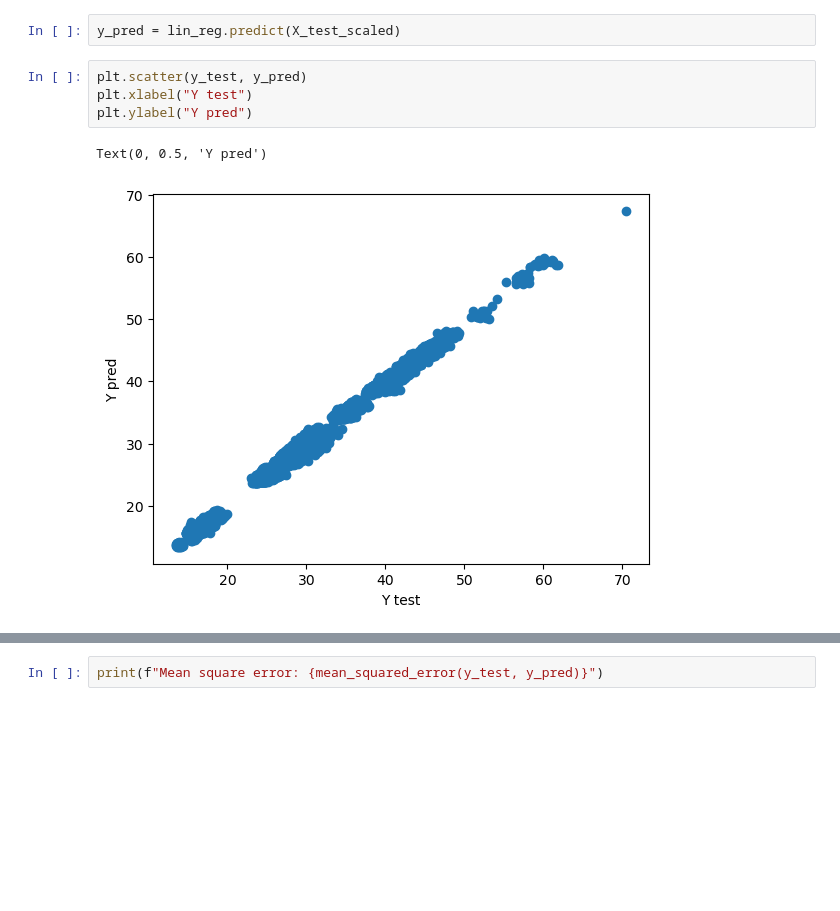
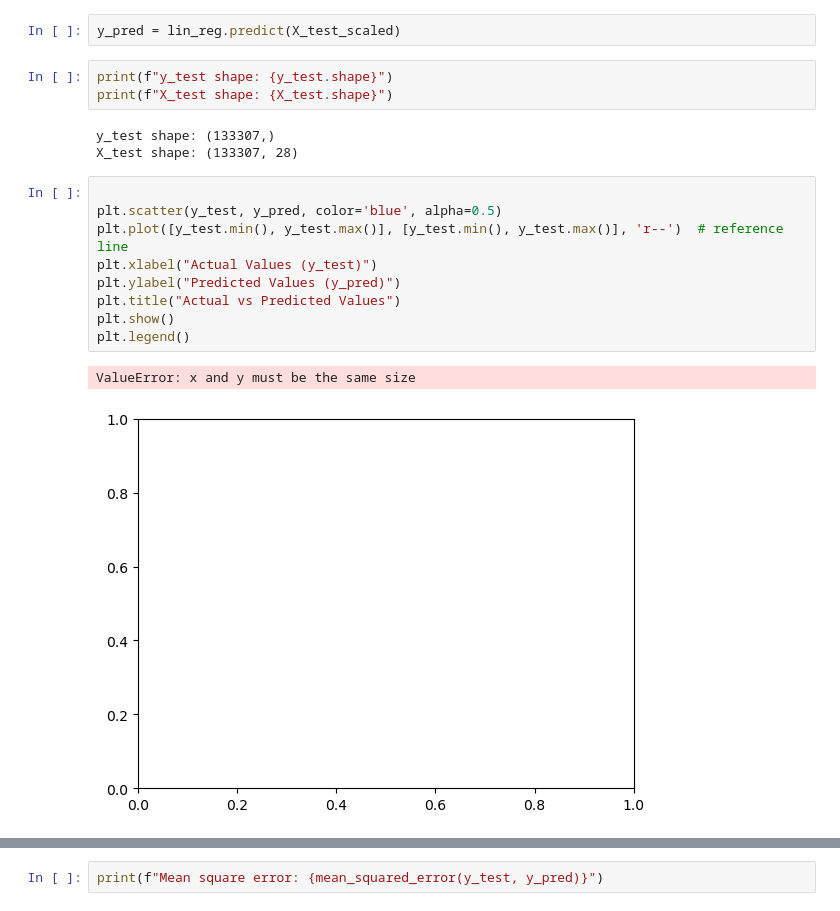
Before and after one commit to cnrbd/greyhound, a Jupyter notebook: model.ipynb, the cells around one changed output, grey strips where cells are left out. Saved outputs shown, nothing was run; the diff lists cells and outputs as text; blank space fills up the shorter version.

```diff
--- a/model.ipynb
+++ b/model.ipynb
@@ -116,13 +117,24 @@ lin_reg.fit(X_train_scaled, y_train)
 LinearRegression()
 # %%
 y_pred = lin_reg.predict(X_test_scaled)
-# %%
-plt.scatter(y_test, y_pred)
-plt.xlabel("Y test")
-plt.ylabel("Y pred")
-# %% [output]
-Text(0, 0.5, 'Y pred')
-[figure, removed]
+# %%
+print(f"y_test shape: {y_test.shape}")
+print(f"X_test shape: {X_test.shape}")
+# %% [output]
+y_test shape: (133307,)
+X_test shape: (133307, 28)
+# %%
+
+plt.scatter(y_test, y_pred, color='blue', alpha=0.5)
+plt.plot([y_test.min(), y_test.max()], [y_test.min(), y_test.max()], 'r--')  # reference line
+plt.xlabel("Actual Values (y_test)")
+plt.ylabel("Predicted Values (y_pred)")
+plt.title("Actual vs Predicted Values")
+plt.show()
+plt.legend()
+# %% [output]
+ValueError: x and y must be the same size
+[figure, added]
 # %%
 print(f"Mean square error: {mean_squared_error(y_test, y_pred)}")
 print(f"Root Mean square error: {np.sqrt(mean_squared_error(y_test, y_pred))}")
```
Also changed, not shown: parts of 17 cells of this notebook, 1 other file.
